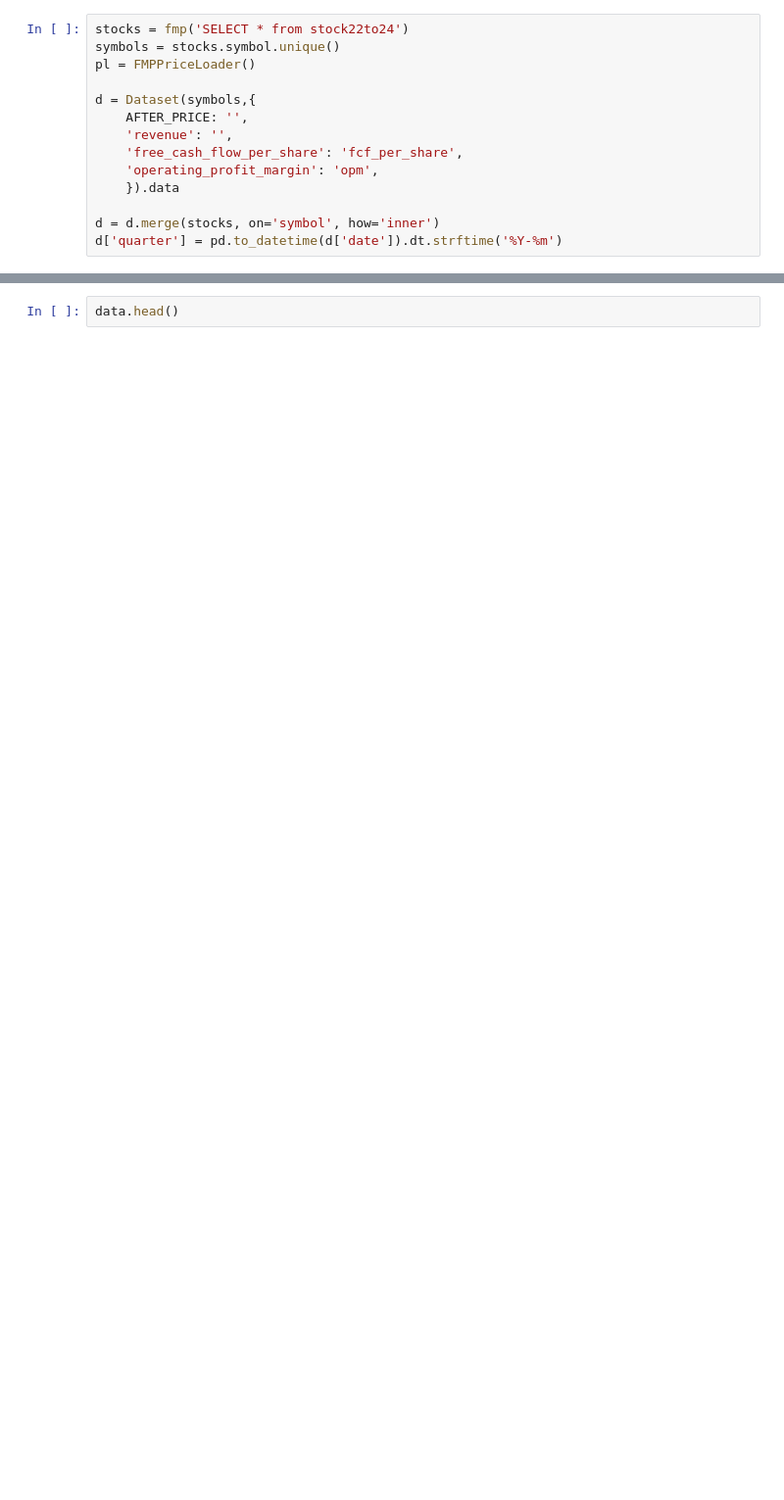
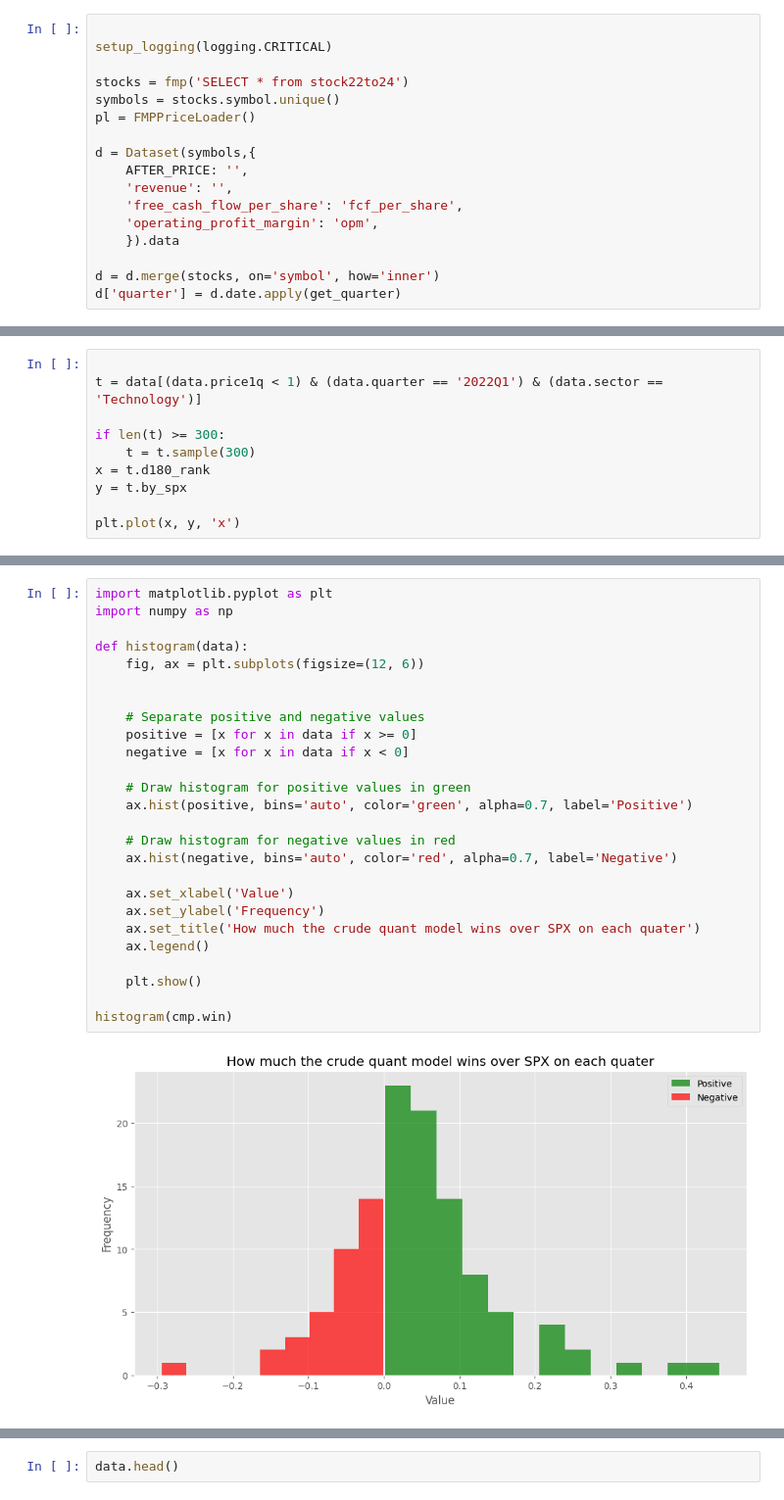
Before and after one commit to luanjunyi/finance, a Jupyter notebook: research/quant.ipynb, the cells around one changed output, grey strips where cells are left out. Shown at 98% size. Cells and saved outputs as stored; diff of their text form; blank space fills up the shorter version.

Commit message:
[research] verified the intuition behind Alpha Pick

```diff
--- a/research/quant.ipynb
+++ b/research/quant.ipynb
@@ -9,4 +38,7 @@ from sklearn.metrics import r2_score, mean_squared_error, mean_absolute_error
 # %%
+
+setup_logging(logging.CRITICAL)
+
 stocks = fmp('SELECT * from stock22to24')
 symbols = stocks.symbol.unique()
 pl = FMPPriceLoader()
@@ -19,4 +51,4 @@ d = Dataset(symbols,{
     }).data
 
 d = d.merge(stocks, on='symbol', how='inner')
-d['quarter'] = pd.to_datetime(d['date']).dt.strftime('%Y-%m')
+d['quarter'] = d.date.apply(get_quarter)
@@ -92,0 +142,10 @@ Failed to get price for C
+# %%
+
+t = data[(data.price1q < 1) & (data.quarter == '2022Q1') & (data.sector == 'Technology')]
+
+if len(t) >= 300:
+    t = t.sample(300)
+x = t.d180_rank
+y = t.by_spx
+
+plt.plot(x, y, 'x')
@@ -92,0 +240,28 @@ Failed to get price for C
+# %%
+import matplotlib.pyplot as plt
+import numpy as np
+
+def histogram(data):
+    fig, ax = plt.subplots(figsize=(12, 6))
+
+
+    # Separate positive and negative values
+    positive = [x for x in data if x >= 0]
+    negative = [x for x in data if x < 0]
+
+    # Draw histogram for positive values in green
+    ax.hist(positive, bins='auto', color='green', alpha=0.7, label='Positive')
+
+    # Draw histogram for negative values in red
+    ax.hist(negative, bins='auto', color='red', alpha=0.7, label='Negative')
+
+    ax.set_xlabel('Value')
+    ax.set_ylabel('Frequency')
+    ax.set_title('How much the crude quant model wins over SPX on each quater')
+    ax.legend()
+
+    plt.show()
+
+histogram(cmp.win)
+# %% [output]
+[figure, added]
```
Also changed, not shown: parts of 30 cells of this notebook, 1 other file.
